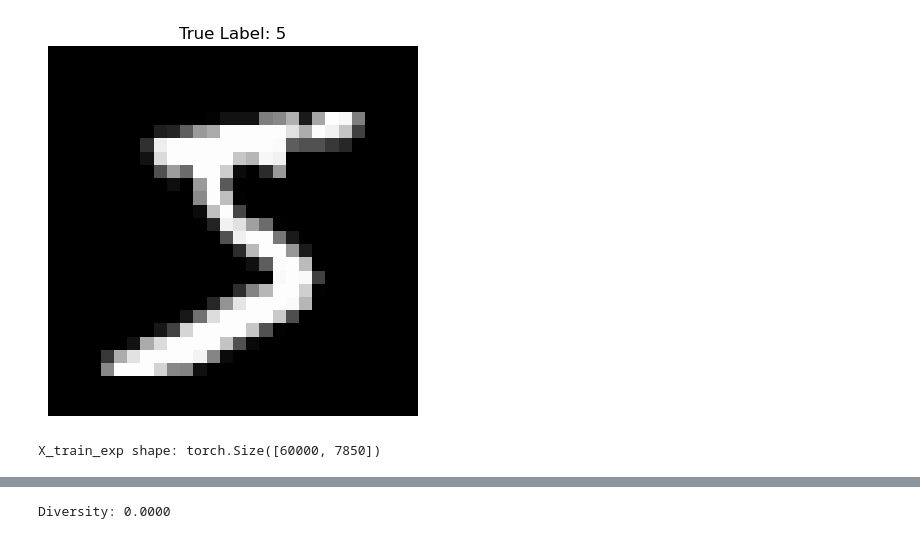
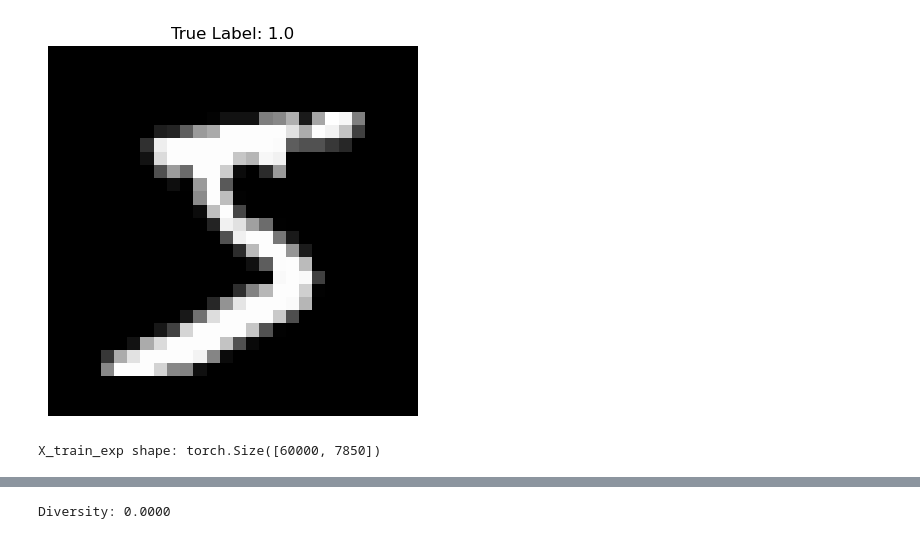
Before and after one commit to lawolff1702/EVO, a Jupyter notebook: base.ipynb, the cells around one changed output, grey strips where cells are left out. Drawn from its saved outputs; the diff is of its cells as text; code cells hidden in the pictures.

```diff
--- a/base.ipynb
+++ b/base.ipynb
@@ -32,37 +32,37 @@ def add_bias(X):
 # Build full training tensors.
 X_train = torch.stack([train_dataset[i][0] for i in range(len(train_dataset))])
 X_train = add_bias(X_train)  # Now shape: (N_train, 785)
-y_train = torch.tensor([train_dataset[i][1] for i in range(len(train_dataset))])
+y_train = torch.tensor([float(train_dataset[i][1] > 4) for i in range(len(train_dataset))])
 
 # Build full test tensors.
 X_test = torch.stack([test_dataset[i][0] for i in range(len(test_dataset))])
 X_test = add_bias(X_test)   # Now shape: (N_test, 785)
-y_test = torch.tensor([test_dataset[i][1] for i in range(len(test_dataset))])
+y_test = torch.tensor([float(test_dataset[i][1] > 4) for i in range(len(test_dataset))])
 
 def expand_features(X, num_classes=10):
     """
     Expand features from shape (N, d) to (N, d * num_classes) by forming blocks.
     Here we multiply each block by a unique constant so that each block is distinct.
     """
     N, d = X.shape
     blocks = []
     for c in range(num_classes):
         # Multiply the original features by (c+1)
         blocks.append( (c+1) * X )
     return torch.cat(blocks, dim=1)
 
 # Expand the feature matrices so that each sample now has 7850 features.
 X_train_exp = expand_features(X_train, num_classes=10)  # shape: (N_train, 7850)
 X_test_exp  = expand_features(X_test, num_classes=10)   # shape: (N_test, 7850)
 
 # (Optional) Visualize one original image.
 img = X_train[0][:-1].view(28, 28)  # exclude bias from visualization
 plt.imshow(img, cmap='gray')
 plt.title(f"True Label: {y_train[0].item()}")
 plt.axis('off')
 plt.show()
 
 print("X_train_exp shape:", X_train_exp.shape)  # Should be (N_train, 7850)
 # %% [output]
-[figure, old version]
+[figure, new version]
 X_train_exp shape: torch.Size([60000, 7850])
```
Also changed, not shown: parts of 11 cells of this notebook.
